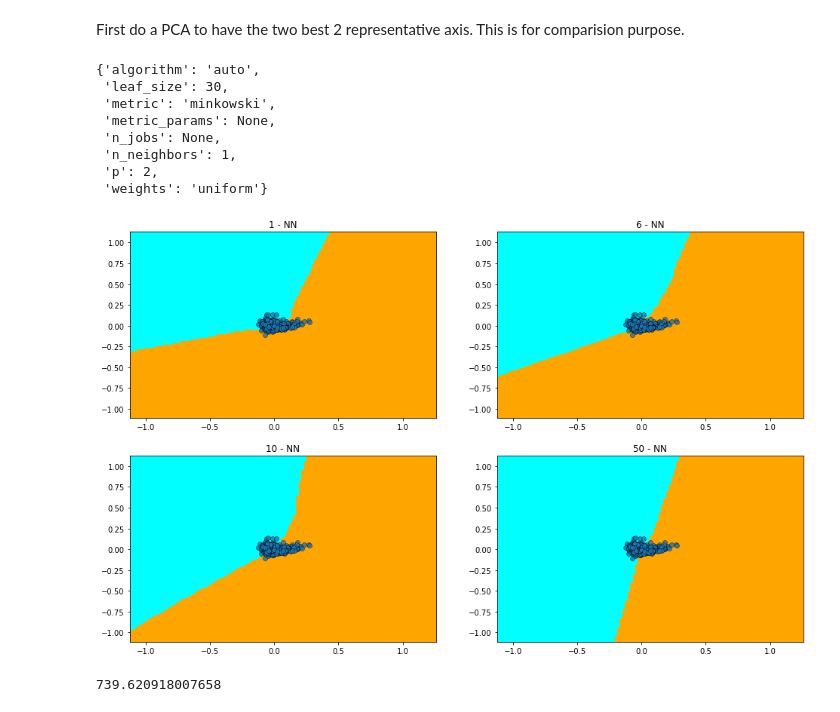
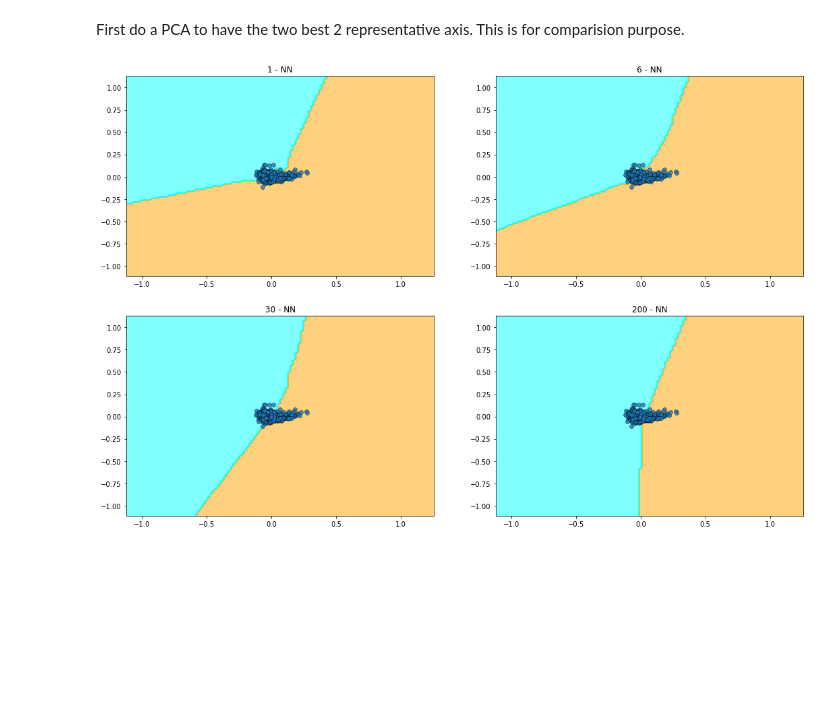
Before and after one commit to PKHLEFEBVRE/stat_learning, a Jupyter notebook: Stat_learning.ipynb, the cells around one changed output. Saved outputs shown, nothing was run; the diff lists cells and outputs as text; code cells hidden in the pictures; blank space fills up the shorter version.

```diff
--- a/Stat_learning.ipynb
+++ b/Stat_learning.ipynb
@@ -174,7 +174,7 @@ def PCA_projector(n_axis, X):
 # %%
 X = PCA_projector(2, X)
 # %%
-number_of_knns = [1, 6, 10, 50]
+number_of_knns = [1, 6, 30, 200]
 # %%
 def knn_creator(number_of_knns, X, y):
     num_model = len(number_of_knns)
@@ -186,17 +186,6 @@ def knn_creator(number_of_knns, X, y):
     return models
 # %%
 models_knn = knn_creator(number_of_knns, X, y)
-# %%
-models_knn[0].get_params()
-# %% [output]
-{'algorithm': 'auto',
- 'leaf_size': 30,
- 'metric': 'minkowski',
- 'metric_params': None,
- 'n_jobs': None,
- 'n_neighbors': 1,
- 'p': 2,
- 'weights': 'uniform'}
 # %%
 cmap_light = ListedColormap(['orange', 'cyan'])
 cmap_bold = ['darkorange', 'c']
@@ -215,7 +204,7 @@ def plot_decision_boundary(X, y, models, per_row=4, **kwargs):
         Z = model.predict(np.c_[X1.ravel(), X2.ravel()])
 
         Z = Z.reshape(X1.shape)
-        ax.contourf(X1, X2, Z, cmap=cmap_light)
+        ax.contourf(X1, X2, Z, cmap=cmap_light, alpha = .5)
 
         sns.scatterplot(x=X[:, 0], y=X[:, 1],
                     palette=cmap_bold, alpha=.8, edgecolor="black", ax = ax)
@@ -223,10 +212,6 @@ def plot_decision_boundary(X, y, models, per_row=4, **kwargs):
         ax.set_ylim(X2.min(), X2.max())
         ax.set_title(f"{model.get_params()['n_neighbors']} - NN")
 # %%
-plot_decision_boundary(X, y, models_knn, 2, figsize = (16,10))
+plot_decision_boundary(X, y, models_knn, 2, figsize = (18,12))
 # %% [output]
-[figure, old version]
+[figure, new version]
-# %%
-X[:, 1].max()
-# %% [output]
-739.620918007658
```
Also changed, not shown: parts of 1 cell of this notebook.
